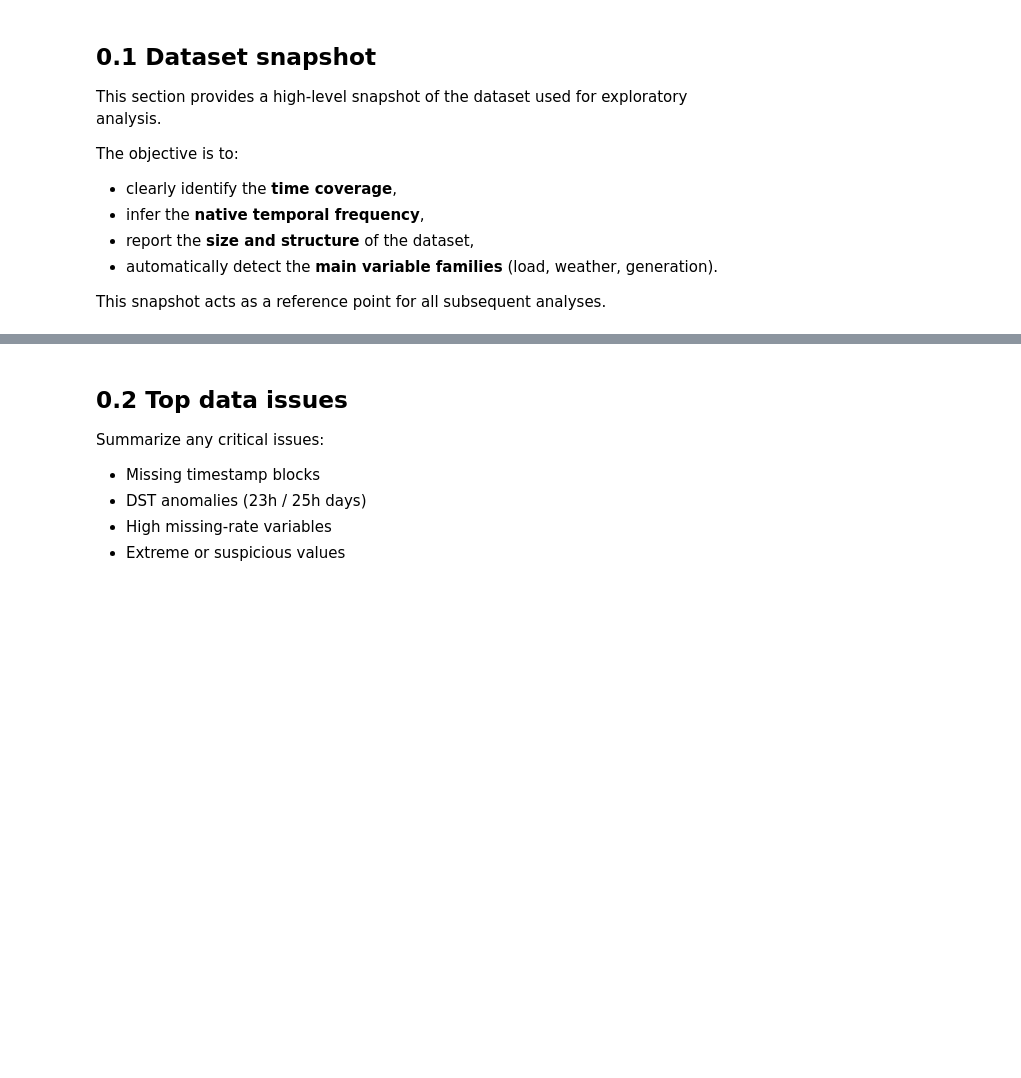
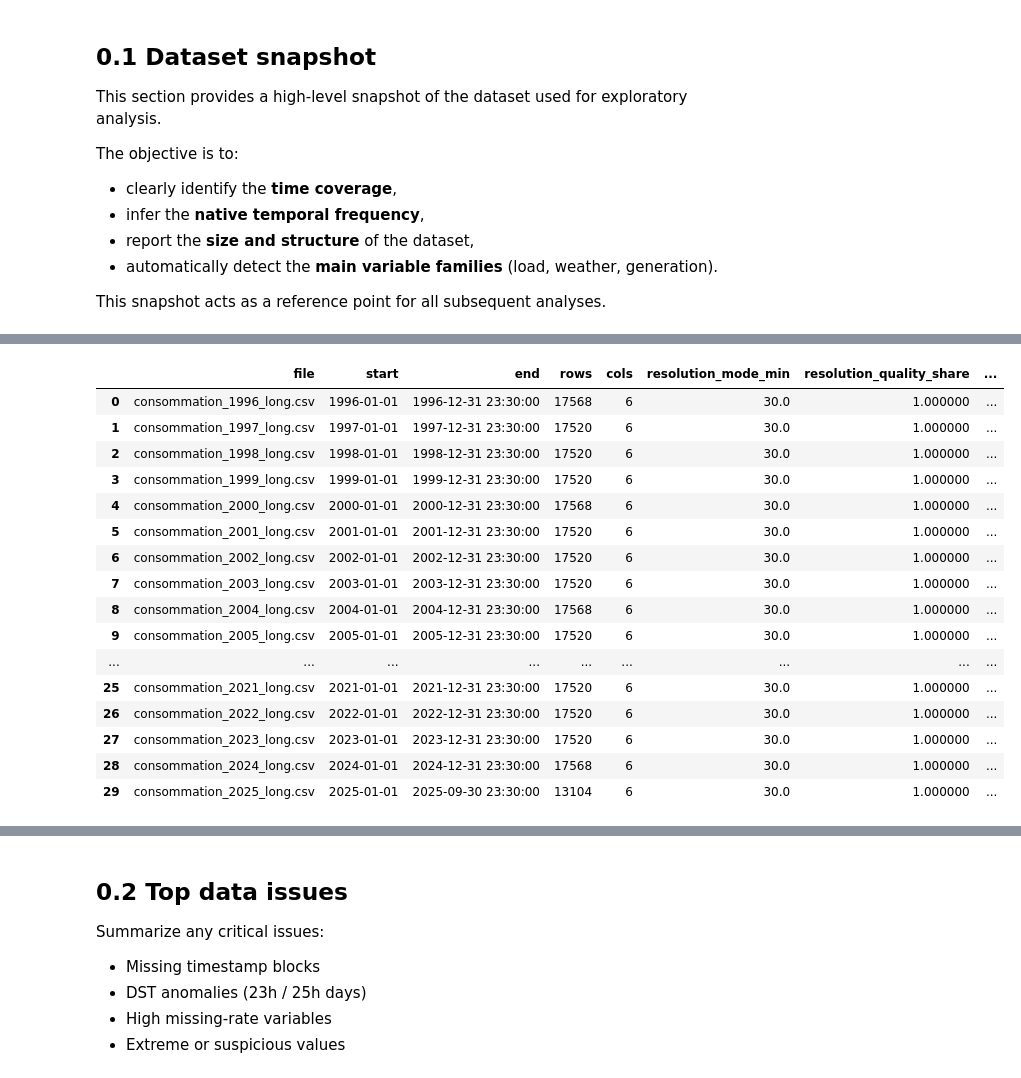
Before and after one commit to quentinbenchetrit/france-grid-stress-prediction, a Jupyter notebook: notebooks/EDA.ipynb, the cells around one changed output, grey strips where cells are left out. Drawn from its saved outputs; the diff is of its cells as text; code cells hidden in the pictures; blank space fills up the shorter version.

```diff
--- a/notebooks/EDA.ipynb
+++ b/notebooks/EDA.ipynb
@@ -38,0 +252,90 @@ This snapshot acts as a reference point for all subsequent analyses.
+# %%
+# ==========================================================
+# Optional: Snapshot across ALL consumption long CSV files
+# (1996-2025) in data/interim/consommation
+# ==========================================================
+
+from pathlib import Path
+import pandas as pd
+import numpy as np
+
+CONS_DIR = Path("/home/onyxia/work/france-grid-stress-prediction/data/interim/consommation")
+files = sorted(CONS_DIR.glob("consommation_*_long.csv"))
+
+def resolution_mode_minutes(dt: pd.Series) -> tuple[str, float | None, float | None]:
+    dt = pd.to_datetime(dt, errors="coerce")
+    dt = dt.dropna().sort_values()
+    if len(dt) < 2:
+        return ("Unknown", None, None)
+    delta = dt.diff().dropna()
+    mins = (delta.dt.total_seconds() / 60).round(6)
+    if mins.empty:
+        return ("Unknown", None, None)
+    mode = float(mins.mode().iloc[0])
+    share = float((mins == mode).mean())
+    return (f"{mode:g} min", mode, share)
+
+rows = []
+for p in files:
+    try:
+        df = pd.read_csv(p, usecols=lambda c: c.lower() in ("datetime", "dt", "timestamp", "date"))
+    except Exception:
+        df = pd.read_csv(p)
+
+    # datetime col detection
+    dt_col = None
+    for c in df.columns:
+        if c.lower() in ("datetime", "dt", "timestamp"):
+            dt_col = c
+            break
+    if dt_col is None:
+        # fallback: first column
+        dt_col = df.columns[0]
+
+    dt = pd.to_datetime(df[dt_col], errors="coerce")
+    start = dt.min()
+    end = dt.max()
+
+    # get file shape cheaply (read only header + count lines)
+    # (fallback: full read if needed)
+    try:
+        full = pd.read_csv(p)
+        n_rows, n_cols = full.shape
+        cols = full.columns.tolist()
+    except Exception:
+        n_rows, n_cols = (None, None)
+        cols = []
+
+    res_label, res_mode, res_share = resolution_mode_minutes(dt)
+
+    rows.append({
+        "file": p.name,
+        "start": start,
+        "end": end,
+        "rows": n_rows,
+        "cols": n_cols,
+        "resolution_mode_min": res_mode,
+        "resolution_quality_share": res_share,
+        "resolution_label": res_label,
+    })
+
+snapshot_all = pd.DataFrame(rows).sort_values("file").reset_index(drop=True)
+snapshot_all
+# %% [output]
+|  | file | start | end | rows | cols | resolution_mode_min | resolution_quality_share | ... |
+| 0 | consommation_1996_long.csv | 1996-01-01 | 1996-12-31 23:30:00 | 17568 | 6 | 30.0 | 1.000000 | ... |
+| 1 | consommation_1997_long.csv | 1997-01-01 | 1997-12-31 23:30:00 | 17520 | 6 | 30.0 | 1.000000 | ... |
+| 2 | consommation_1998_long.csv | 1998-01-01 | 1998-12-31 23:30:00 | 17520 | 6 | 30.0 | 1.000000 | ... |
+| 3 | consommation_1999_long.csv | 1999-01-01 | 1999-12-31 23:30:00 | 17520 | 6 | 30.0 | 1.000000 | ... |
+| 4 | consommation_2000_long.csv | 2000-01-01 | 2000-12-31 23:30:00 | 17568 | 6 | 30.0 | 1.000000 | ... |
+| 5 | consommation_2001_long.csv | 2001-01-01 | 2001-12-31 23:30:00 | 17520 | 6 | 30.0 | 1.000000 | ... |
+| 6 | consommation_2002_long.csv | 2002-01-01 | 2002-12-31 23:30:00 | 17520 | 6 | 30.0 | 1.000000 | ... |
+| 7 | consommation_2003_long.csv | 2003-01-01 | 2003-12-31 23:30:00 | 17520 | 6 | 30.0 | 1.000000 | ... |
+| 8 | consommation_2004_long.csv | 2004-01-01 | 2004-12-31 23:30:00 | 17568 | 6 | 30.0 | 1.000000 | ... |
+| 9 | consommation_2005_long.csv | 2005-01-01 | 2005-12-31 23:30:00 | 17520 | 6 | 30.0 | 1.000000 | ... |
+| ... | ... | ... | ... | ... | ... | ... | ... | ... |
+| 25 | consommation_2021_long.csv | 2021-01-01 | 2021-12-31 23:30:00 | 17520 | 6 | 30.0 | 1.000000 | ... |
+| 26 | consommation_2022_long.csv | 2022-01-01 | 2022-12-31 23:30:00 | 17520 | 6 | 30.0 | 1.000000 | ... |
+| 27 | consommation_2023_long.csv | 2023-01-01 | 2023-12-31 23:30:00 | 17520 | 6 | 30.0 | 1.000000 | ... |
+| 28 | consommation_2024_long.csv | 2024-01-01 | 2024-12-31 23:30:00 | 17568 | 6 | 30.0 | 1.000000 | ... |
+| 29 | consommation_2025_long.csv | 2025-01-01 | 2025-09-30 23:30:00 | 13104 | 6 | 30.0 | 1.000000 | ... |
```
Also changed, not shown: parts of 14 cells of this notebook, 28 other files.
